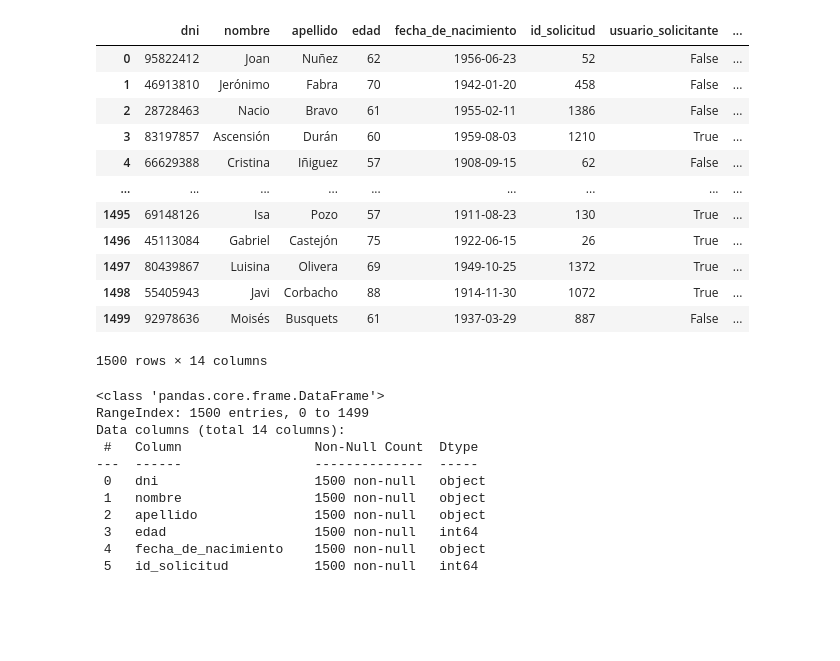
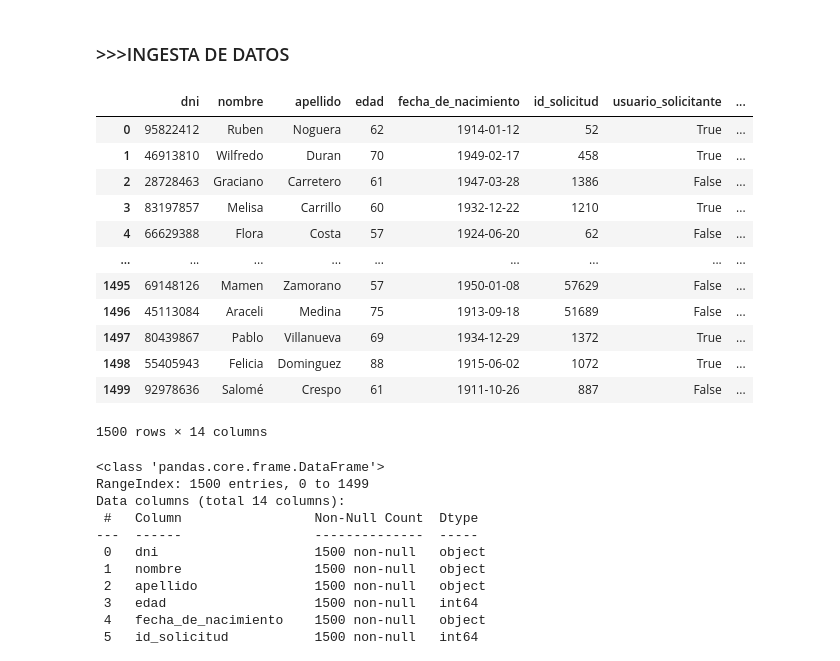
Before and after one commit to Equipo-1-FS-JAASC/Data-project-1, a Jupyter notebook: bbdd/scoring_jupyter.ipynb, the cells around one changed output. Drawn from its saved outputs; the diff is of its cells as text; code cells hidden in the pictures; blank space fills up the shorter version.

```diff
--- a/bbdd/scoring_jupyter.ipynb
+++ b/bbdd/scoring_jupyter.ipynb
@@ -1,3 +1,5 @@
+# %% [markdown]
+### >>>INGESTA DE DATOS
 # %%
 import psycopg2
 import pandas as pd
@@ -30,52 +32,52 @@ try:
             r.ingresos,
             d.grado_dis,
             fn.tipo_fam_num,
             p.valoracion_patrimonio,
             p.coche,
             p.arrendador
         FROM
             usuarios u
         JOIN renta r ON u.dni = r.dni
         JOIN discapacidad d ON u.dni = d.dni
         JOIN familia_numerosa fn ON u.dni = fn.dni
         JOIN patrimonio p ON u.dni = p.dni;
     """
 
     # Crear un DataFrame con los resultados de la consulta concatenada
     df = pd.read_sql_query(query_concatenar, connection)
 
 except Exception as e:
     print(f"Error al conectar a la base de datos: {e}")
 
 finally:
     # Cerrar la conexión en el bloque 'finally' para asegurar que se cierre
     if connection:
         connection.close()
 
 
-#Ponderaciones
-edad_weight = 0.1
-discapacidad_weight = 0.1
-familia_weight = 0.1
-renta_wheigt = 0.1
-coche_wight = 0.1
-oficio_especial_wight = 0.1
-arrendador_wight = 0.1
+#>>>>>Ponderaciones<<<<<<#
+edad_weight = 0.16666
+discapacidad_weight = 0.1666
+familia_weight = 0.1666
+renta_wheigt = 0.16666
+coche_wight = 0.16666
+oficio_especial_wight = 0.166666
+arrendador_wight = 0.16666
 
 df
 # %% [output]
 |  | dni | nombre | apellido | edad | fecha_de_nacimiento | id_solicitud | usuario_solicitante | ... |
-| 0 | 95822412 | Joan | Nuñez | 62 | 1956-06-23 | 52 | False | ... |
-| 1 | 46913810 | Jerónimo | Fabra | 70 | 1942-01-20 | 458 | False | ... |
-| 2 | 28728463 | Nacio | Bravo | 61 | 1955-02-11 | 1386 | False | ... |
-| 3 | 83197857 | Ascensión | Durán | 60 | 1959-08-03 | 1210 | True | ... |
-| 4 | 66629388 | Cristina | Iñiguez | 57 | 1908-09-15 | 62 | False | ... |
+| 0 | 95822412 | Ruben | Noguera | 62 | 1914-01-12 | 52 | True | ... |
+| 1 | 46913810 | Wilfredo | Duran | 70 | 1949-02-17 | 458 | True | ... |
+| 2 | 28728463 | Graciano | Carretero | 61 | 1947-03-28 | 1386 | False | ... |
+| 3 | 83197857 | Melisa | Carrillo | 60 | 1932-12-22 | 1210 | True | ... |
+| 4 | 66629388 | Flora | Costa | 57 | 1924-06-20 | 62 | False | ... |
 | ... | ... | ... | ... | ... | ... | ... | ... | ... |
-| 1495 | 69148126 | Isa | Pozo | 57 | 1911-08-23 | 130 | True | ... |
-| 1496 | 45113084 | Gabriel | Castejón | 75 | 1922-06-15 | 26 | True | ... |
-| 1497 | 80439867 | Luisina | Olivera | 69 | 1949-10-25 | 1372 | True | ... |
-| 1498 | 55405943 | Javi | Corbacho | 88 | 1914-11-30 | 1072 | True | ... |
-| 1499 | 92978636 | Moisés | Busquets | 61 | 1937-03-29 | 887 | False | ... |
+| 1495 | 69148126 | Mamen | Zamorano | 57 | 1950-01-08 | 57629 | False | ... |
+| 1496 | 45113084 | Araceli | Medina | 75 | 1913-09-18 | 51689 | False | ... |
+| 1497 | 80439867 | Pablo | Villanueva | 69 | 1934-12-29 | 1372 | True | ... |
+| 1498 | 55405943 | Felicia | Dominguez | 88 | 1915-06-02 | 1072 | True | ... |
+| 1499 | 92978636 | Salomé | Crespo | 61 | 1911-10-26 | 887 | False | ... |
 1500 rows × 14 columns
 # %%
 df.info()
```
Also changed, not shown: parts of 13 cells of this notebook, 1 other file.
